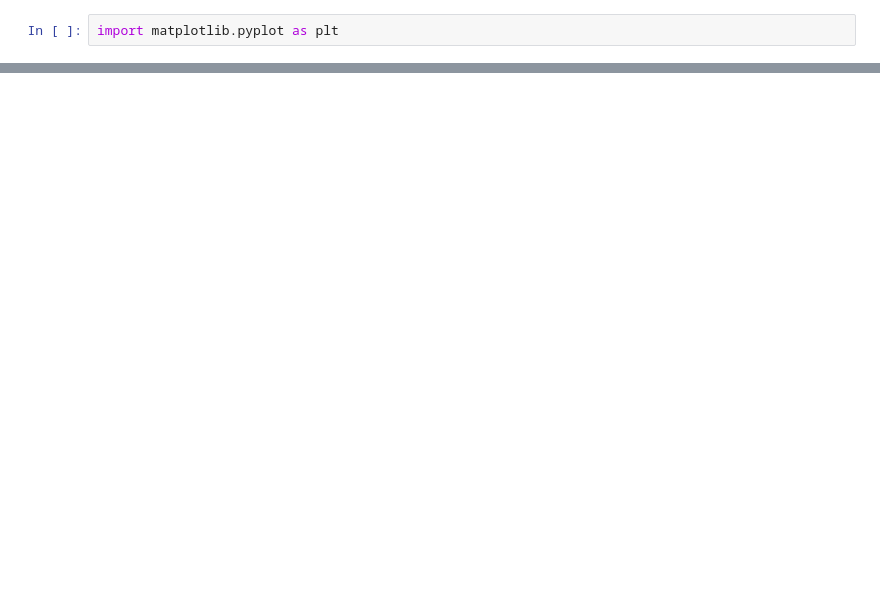
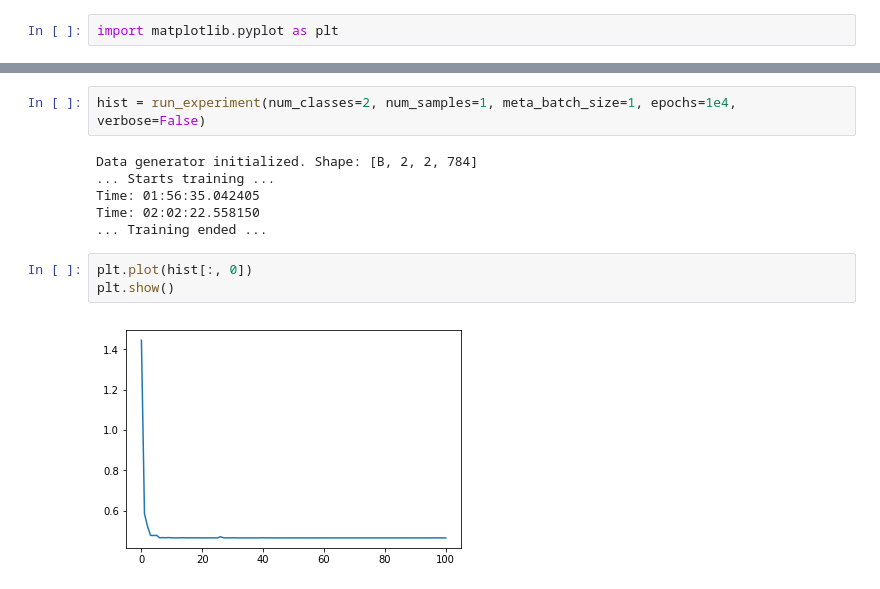
Before and after one commit to LecJackS/CS-330-Deep-Multi-Task-and-Meta-Learning, a Jupyter notebook: Homework 1 - Step by step.ipynb, the cells around one changed output, grey strips where cells are left out. Cells and saved outputs as stored; diff of their text form; blank space fills up the shorter version.

```diff
--- a/Homework 1 - Step by step.ipynb
+++ b/Homework 1 - Step by step.ipynb
@@ -361,0 +560,13 @@ Test Accuracy 0.8035
+# %%
+hist = run_experiment(num_classes=2, num_samples=1, meta_batch_size=1, epochs=1e4, verbose=False)
+# %% [output]
+Data generator initialized. Shape: [B, 2, 2, 784]
+... Starts training ...
+Time: 01:56:35.042405
+Time: 02:02:22.558150
+... Training ended ...
+# %%
+plt.plot(hist[:, 0])
+plt.show()
+# %% [output]
+[figure, added]
```
Also changed, not shown: parts of 65 cells of this notebook, 1 other file.
